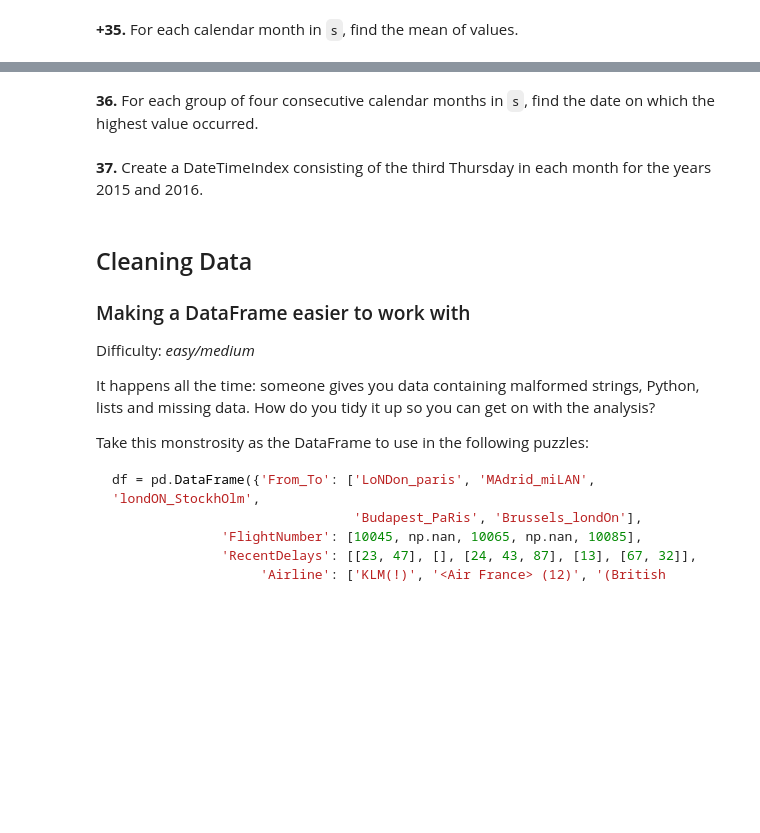
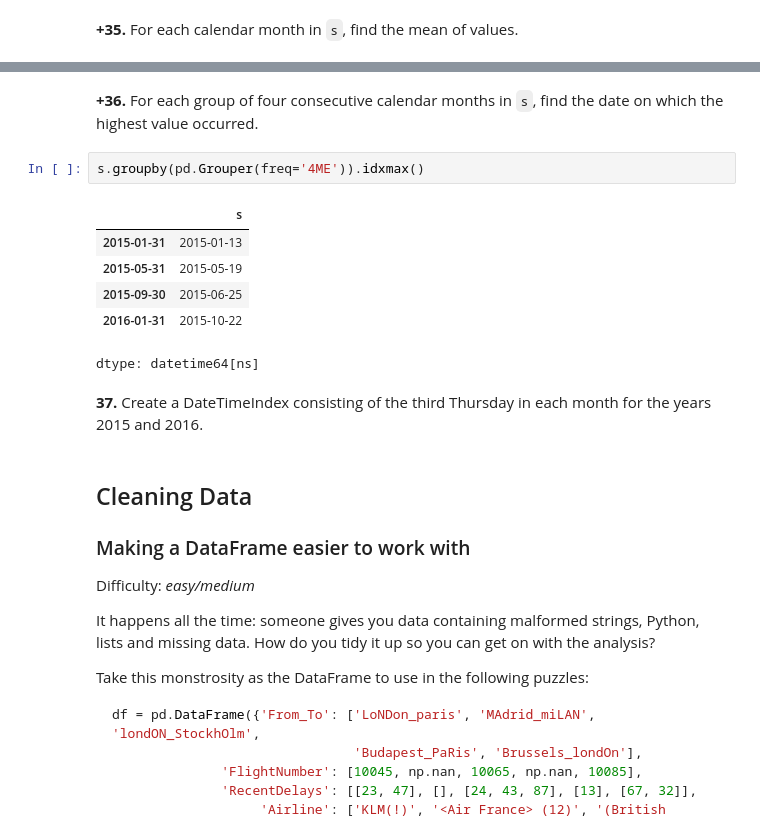
Before and after one commit to bogdan-kovalchuk/100-pandas-puzzles, a Jupyter notebook: 100-pandas-puzzles.ipynb, the cells around one changed output, grey strips where cells are left out. Saved outputs shown, nothing was run; the diff lists cells and outputs as text; blank space fills up the shorter version.

```diff
--- a/100-pandas-puzzles.ipynb
+++ b/100-pandas-puzzles.ipynb
@@ -648,6 +648,15 @@ s.groupby(s.index.to_period("M")).mean()
 dtype: float64
 # %% [markdown]
-**36.** For each group of four consecutive calendar months in `s`, find the date on which the highest value occurred.
+**+36.** For each group of four consecutive calendar months in `s`, find the date on which the highest value occurred.
+# %%
+s.groupby(pd.Grouper(freq='4ME')).idxmax()
+# %% [output]
+|  | s |
+| 2015-01-31 | 2015-01-13 |
+| 2015-05-31 | 2015-05-19 |
+| 2015-09-30 | 2015-06-25 |
+| 2016-01-31 | 2015-10-22 |
+dtype: datetime64[ns]
 # %% [markdown]
 **37.** Create a DateTimeIndex consisting of the third Thursday in each month for the years 2015 and 2016.
 # %% [markdown]
```
Also changed, not shown: parts of 6 cells of this notebook.
